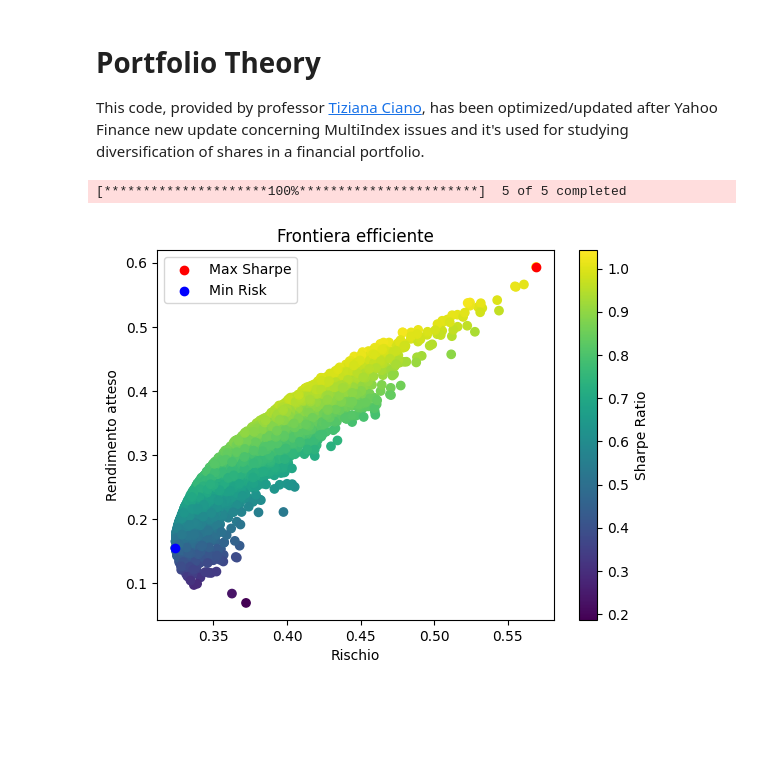
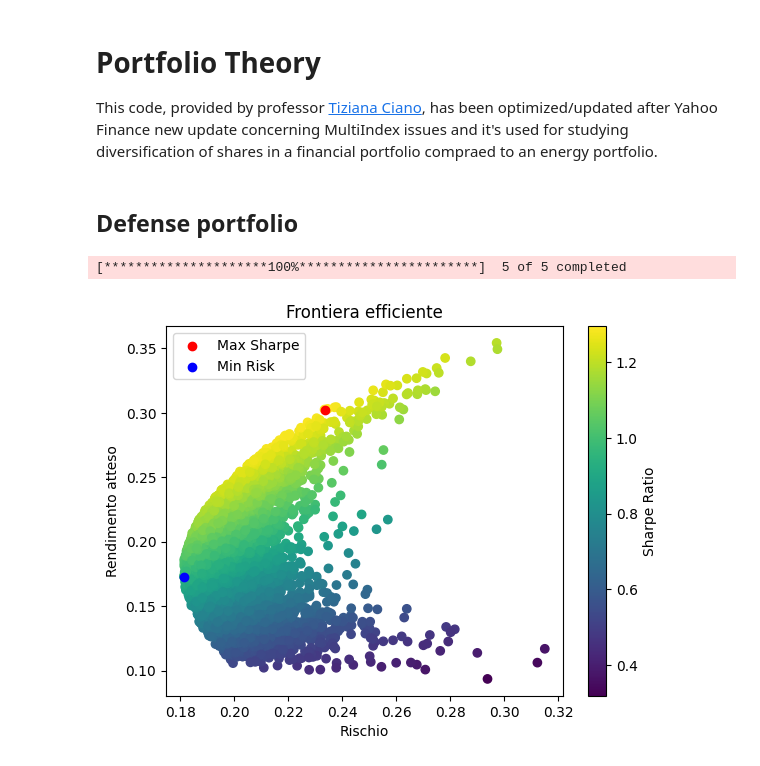
Before and after one commit to krssclaire/portfolio-theory-defense-shares-study, a Jupyter notebook: notebook/teoria-portafoglio.ipynb, the cells around one changed output. Saved outputs shown, nothing was run; the diff lists cells and outputs as text; code cells hidden in the pictures; blank space fills up the shorter version.

Commit message:
Create the efficiency frontier of Defense-portfolio
Use the Python code to create the graph of the
efficiency frontier of the defense portfolio

```diff
--- a/notebook/teoria-portafoglio.ipynb
+++ b/notebook/teoria-portafoglio.ipynb
@@ -1,7 +1,9 @@
 # %% [markdown]
 # Portfolio Theory
 
-This code, provided by professor [Tiziana Ciano](https://www.linkedin.com/in/tiziana-ciano-2b817b14a/), has been optimized/updated after Yahoo Finance new update concerning MultiIndex issues and it's used for studying diversification of shares in a financial portfolio.
+This code, provided by professor [Tiziana Ciano](https://www.linkedin.com/in/tiziana-ciano-2b817b14a/), has been optimized/updated after Yahoo Finance new update concerning MultiIndex issues and it's used for studying diversification of shares in a financial portfolio compraed to an energy portfolio.
+# %% [markdown]
+## Defense portfolio
 # %%
 # import libraaries
 import yfinance as yf
@@ -10,10 +12,10 @@ import pandas as pd
 import matplotlib.pyplot as plt
 
 # shares included in portfolio
-tickers = ['AAPL', 'MSFT', 'GOOGL', 'AMZN', 'TSLA']
+tickers = ['LMT', 'RTX', 'BA', 'NOC', 'THLEF']
 
 # download adjusted data for each ticker
-data = yf.download(tickers, start='2020-01-01', end='2023-01-01')['Close']
+data = yf.download(tickers, start='2022-02-24', end='2025-07-01')['Close']
 
 # MuliIndex fix --> new update of yfinance
 returns = data.pct_change().dropna()
@@ -34,31 +36,31 @@ for i in range(num_portfolios):
     portfolio_stddev = np.sqrt(np.dot(weights.T, np.dot(cov_matrix, weights)))
 
     results[0, i] = portfolio_return
     results[1, i] = portfolio_stddev
     results[2, i] = portfolio_return / portfolio_stddev  # Sharpe Ratio
 
 results_df = pd.DataFrame({
     'Return': results[0],
     'Risk': results[1],
     'Sharpe Ratio': results[2]
 })
 
 # max return and min risk
 max_sharpe_idx = results_df['Sharpe Ratio'].idxmax()
 max_sharpe_portfolio = results_df.loc[max_sharpe_idx]
 min_risk_idx = results_df['Risk'].idxmin()
 min_risk_portfolio = results_df.loc[min_risk_idx]
 
 # graph plot
 plt.scatter(results_df['Risk'], results_df['Return'], c=results_df['Sharpe Ratio'], cmap='viridis')
 plt.colorbar(label='Sharpe Ratio')
 plt.scatter(max_sharpe_portfolio['Risk'], max_sharpe_portfolio['Return'], color='red', label='Max Sharpe')
 plt.scatter(min_risk_portfolio['Risk'], min_risk_portfolio['Return'], color='blue', label='Min Risk')
 plt.title('Frontiera efficiente')
 plt.xlabel('Rischio')
 plt.ylabel('Rendimento atteso')
 plt.legend()
 plt.show()
 # %% [output]
 [*********************100%***********************]  5 of 5 completed
-[figure, old version]
+[figure, new version]
```
